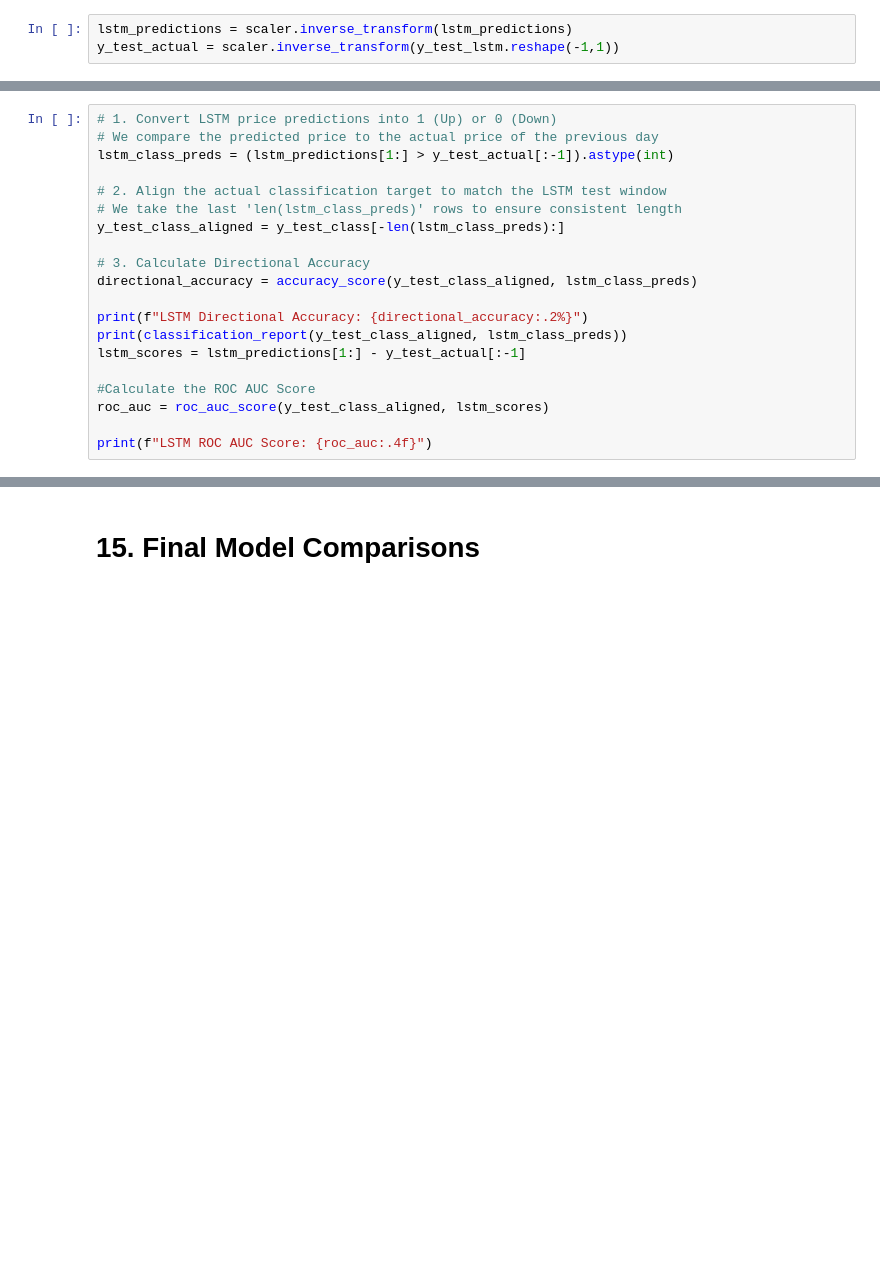
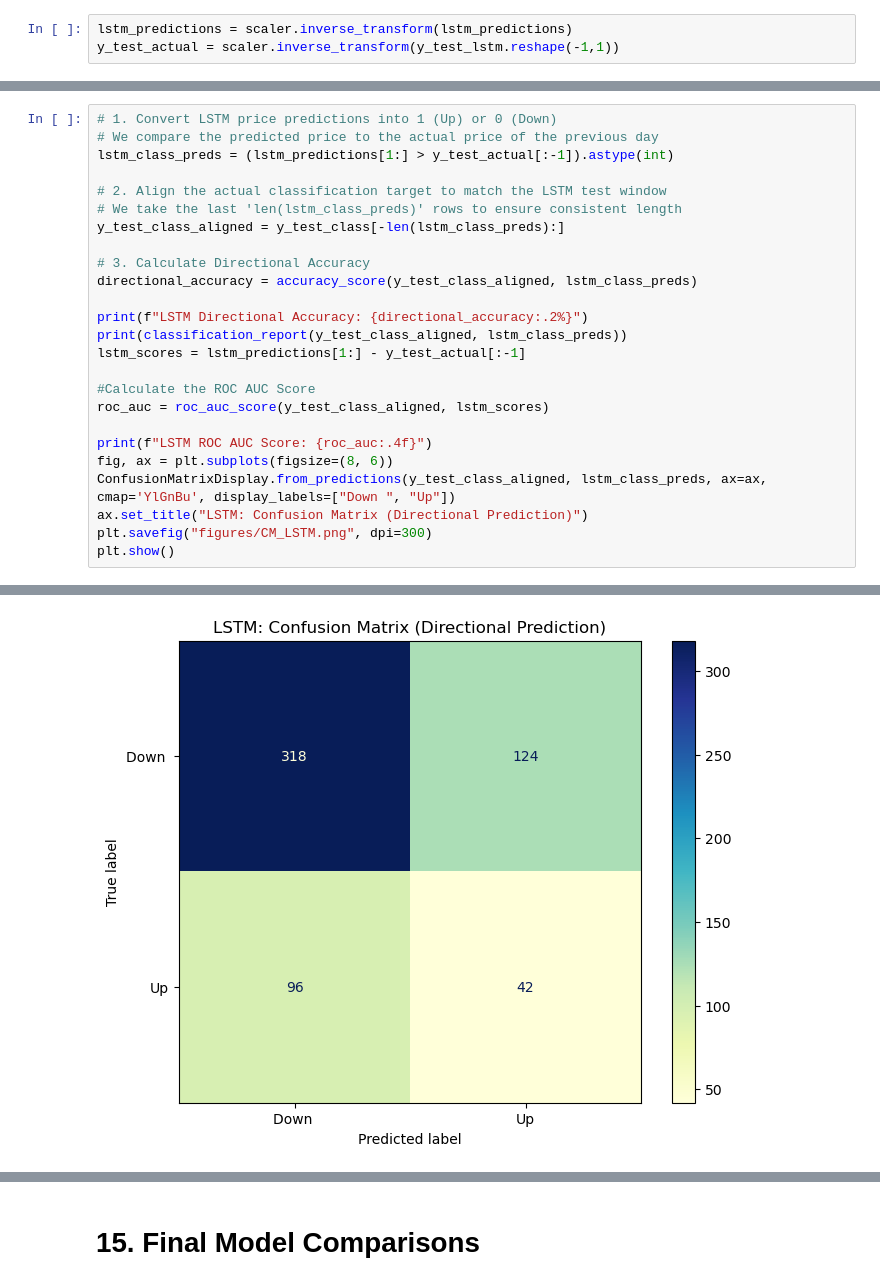
Before and after one commit to Denim951/stock-price-forecasting, a Jupyter notebook: stock_model_development.ipynb, the cells around one changed output, grey strips where cells are left out. Cells and saved outputs as stored; diff of their text form; blank space fills up the shorter version.

```diff
--- a/stock_model_development.ipynb
+++ b/stock_model_development.ipynb
@@ -892,4 +899,9 @@ lstm_scores = lstm_predictions[1:] - y_test_actual[:-1]
 roc_auc = roc_auc_score(y_test_class_aligned, lstm_scores)
 
 print(f"LSTM ROC AUC Score: {roc_auc:.4f}")
+fig, ax = plt.subplots(figsize=(8, 6))
+ConfusionMatrixDisplay.from_predictions(y_test_class_aligned, lstm_class_preds, ax=ax, cmap='YlGnBu', display_labels=["Down ", "Up"])
+ax.set_title("LSTM: Confusion Matrix (Directional Prediction)")
+plt.savefig("figures/CM_LSTM.png", dpi=300)
+plt.show()
 # %% [output]
@@ -907,3 +919,4 @@ LSTM ROC AUC Score: 0.4909
+[figure, added]
 # %%
 plt.figure(figsize=(12,6))
 
```
Also changed, not shown: parts of 28 cells of this notebook, 13 other files.
